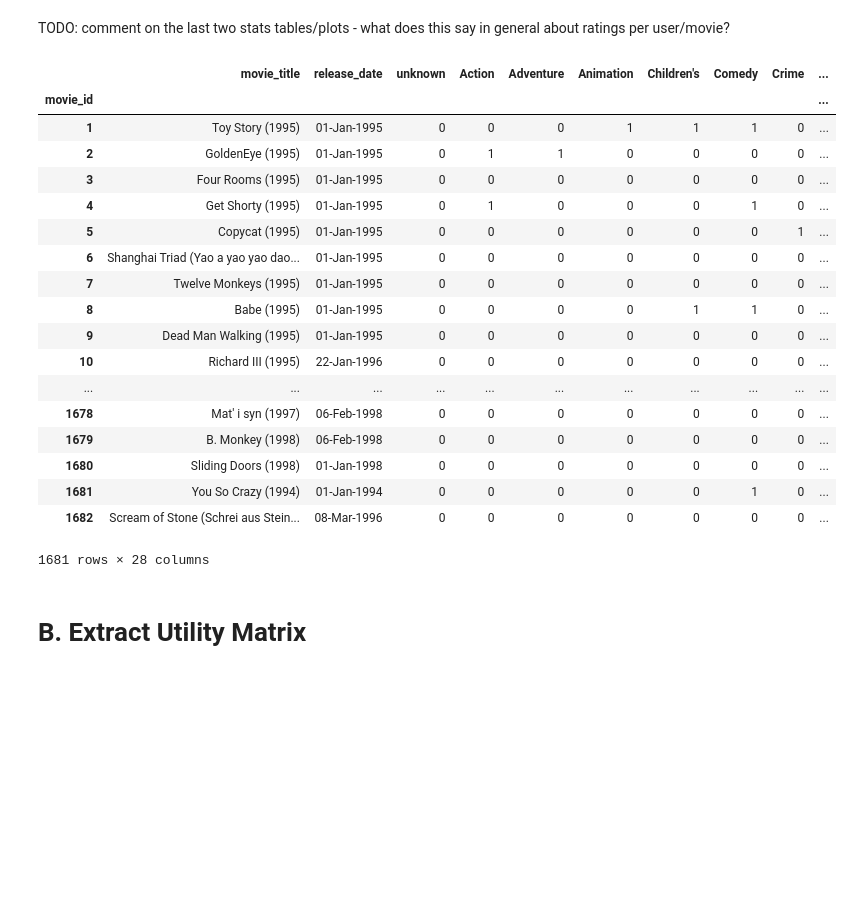
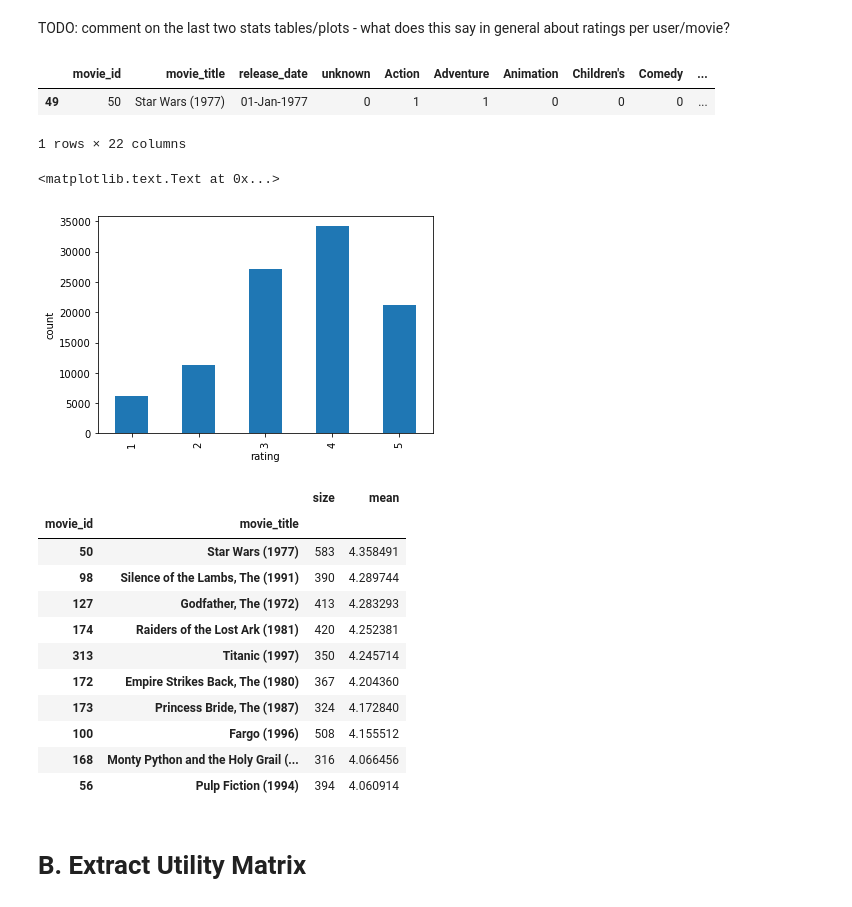
Before and after one commit to kz4/DataMining, a Jupyter notebook: 3DimensionalityReduction_RecommenderSystems/2RecommenderSystem/starter-3.4.ipynb, the cells around one changed output. Saved outputs shown, nothing was run; the diff lists cells and outputs as text; code cells hidden in the pictures; blank space fills up the shorter version.

```diff
--- a/3DimensionalityReduction_RecommenderSystems/2RecommenderSystem/starter-3.4.ipynb
+++ b/3DimensionalityReduction_RecommenderSystems/2RecommenderSystem/starter-3.4.ipynb
@@ -300,26 +300,19 @@ plt.hist(ratings_per_user)
 TODO: comment on the last two stats tables/plots - what does this say in general about ratings per user/movie?
 # %%
 # TODO: Which movie has the most ratings?
-lens.groupby("movie_id").max()
+stats = lens.groupby("movie_id").agg({'rating' : 'size'}).to_dict()['rating']
+max_rating_movie_id = max(stats, key=stats.get)
+movies.loc[movies['movie_id'] == max_rating_movie_id]
 # %% [output]
-|  | movie_title | release_date | unknown | Action | Adventure | Animation | Children's | Comedy | Crime | ... |
-| movie_id |  |  |  |  |  |  |  |  |  | ... |
-| 1 | Toy Story (1995) | 01-Jan-1995 | 0 | 0 | 0 | 1 | 1 | 1 | 0 | ... |
-| 2 | GoldenEye (1995) | 01-Jan-1995 | 0 | 1 | 1 | 0 | 0 | 0 | 0 | ... |
-| 3 | Four Rooms (1995) | 01-Jan-1995 | 0 | 0 | 0 | 0 | 0 | 0 | 0 | ... |
-| 4 | Get Shorty (1995) | 01-Jan-1995 | 0 | 1 | 0 | 0 | 0 | 1 | 0 | ... |
-| 5 | Copycat (1995) | 01-Jan-1995 | 0 | 0 | 0 | 0 | 0 | 0 | 1 | ... |
-| 6 | Shanghai Triad (Yao a yao yao dao... | 01-Jan-1995 | 0 | 0 | 0 | 0 | 0 | 0 | 0 | ... |
-| 7 | Twelve Monkeys (1995) | 01-Jan-1995 | 0 | 0 | 0 | 0 | 0 | 0 | 0 | ... |
-| 8 | Babe (1995) | 01-Jan-1995 | 0 | 0 | 0 | 0 | 1 | 1 | 0 | ... |
-| 9 | Dead Man Walking (1995) | 01-Jan-1995 | 0 | 0 | 0 | 0 | 0 | 0 | 0 | ... |
-| 10 | Richard III (1995) | 22-Jan-1996 | 0 | 0 | 0 | 0 | 0 | 0 | 0 | ... |
-| ... | ... | ... | ... | ... | ... | ... | ... | ... | ... | ... |
-| 1678 | Mat' i syn (1997) | 06-Feb-1998 | 0 | 0 | 0 | 0 | 0 | 0 | 0 | ... |
-| 1679 | B. Monkey (1998) | 06-Feb-1998 | 0 | 0 | 0 | 0 | 0 | 0 | 0 | ... |
-| 1680 | Sliding Doors (1998) | 01-Jan-1998 | 0 | 0 | 0 | 0 | 0 | 0 | 0 | ... |
-| 1681 | You So Crazy (1994) | 01-Jan-1994 | 0 | 0 | 0 | 0 | 0 | 1 | 0 | ... |
-| 1682 | Scream of Stone (Schrei aus Stein... | 08-Mar-1996 | 0 | 0 | 0 | 0 | 0 | 0 | 0 | ... |
+|  | movie_id | movie_title | release_date | unknown | Action | Adventure | Animation | Children's | Comedy | ... |
+| 49 | 50 | Star Wars (1977) | 01-Jan-1977 | 0 | 1 | 1 | 0 | 0 | 0 | ... |
-1681 rows × 28 columns
+1 rows × 22 columns
 # %%
 # TODO: are all ratings equally likely? output a bar chart of rating frequency overall
+ratings = lens['rating']
+p = ratings.value_counts().sort_index().plot(kind = "bar")
+p.set_xlabel("rating")
+p.set_ylabel("count")
+# %% [output]
+<matplotlib.text.Text at 0x...>
+[figure, added]
@@ -328,2 +319,39 @@ lens.groupby("movie_id").max()
+# %%
+# TODO: of the movies that have 300 or more ratings, what are the top-ten ranked movies?
+# ratings = lens['rating']
+# ratings.value_counts()
+
+# three_hundred_ratings = lens.groupby("movie_id").agg({'rating' : 'size'})['rating'] >= 300
+# lens.loc[three_hundred_ratings]
+
+size_and_mean = lens.groupby(["movie_id", 'movie_title']).agg({'rating' : ['size', 'mean']})
+qualified_size_and_mean = size_and_mean.loc[size_and_mean['rating']['size'] >= 300]
+qualified_size_and_mean['rating'].sort_values(by=['mean'], ascending=False).head(10)
+
+# t
+
+
+# lens.groupby(["movie_id", 'movie_title']).agg({'rating' : ['size', 'mean']})
+
+
+# t.iloc[:,0]
+# t
+# qualified_size_and_mean.sort_values('mean', ascending=False)
+# size_and_mean.sort_values(by='mean', ascending=False)[:10]
+# size_and_mean.where()
+# lens.loc[lens.index[lens.groupby("movie_id").agg({'rating' : 'size'})['rating'] >= 300]]
+# %% [output]
+|  |  | size | mean |
+| movie_id | movie_title |  |  |
+| 50 | Star Wars (1977) | 583 | 4.358491 |
+| 98 | Silence of the Lambs, The (1991) | 390 | 4.289744 |
+| 127 | Godfather, The (1972) | 413 | 4.283293 |
+| 174 | Raiders of the Lost Ark (1981) | 420 | 4.252381 |
+| 313 | Titanic (1997) | 350 | 4.245714 |
+| 172 | Empire Strikes Back, The (1980) | 367 | 4.204360 |
+| 173 | Princess Bride, The (1987) | 324 | 4.172840 |
+| 100 | Fargo (1996) | 508 | 4.155512 |
+| 168 | Monty Python and the Holy Grail (... | 316 | 4.066456 |
+| 56 | Pulp Fiction (1994) | 394 | 4.060914 |
 # %%
 # TODO: describe one more interesting question, and then query the result with Pandas
```
Also changed, not shown: parts of 2 cells of this notebook.
